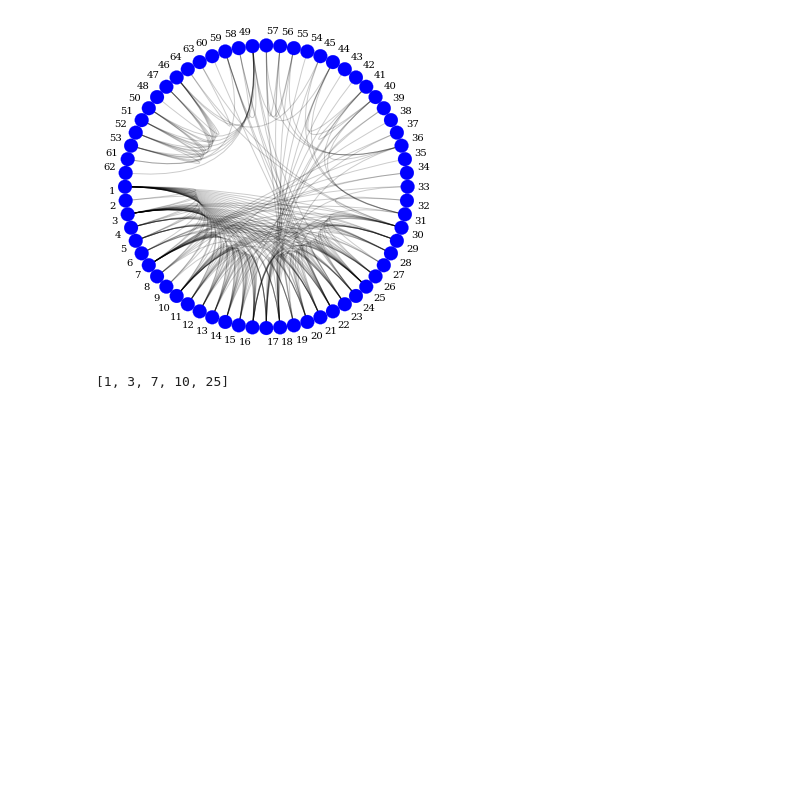
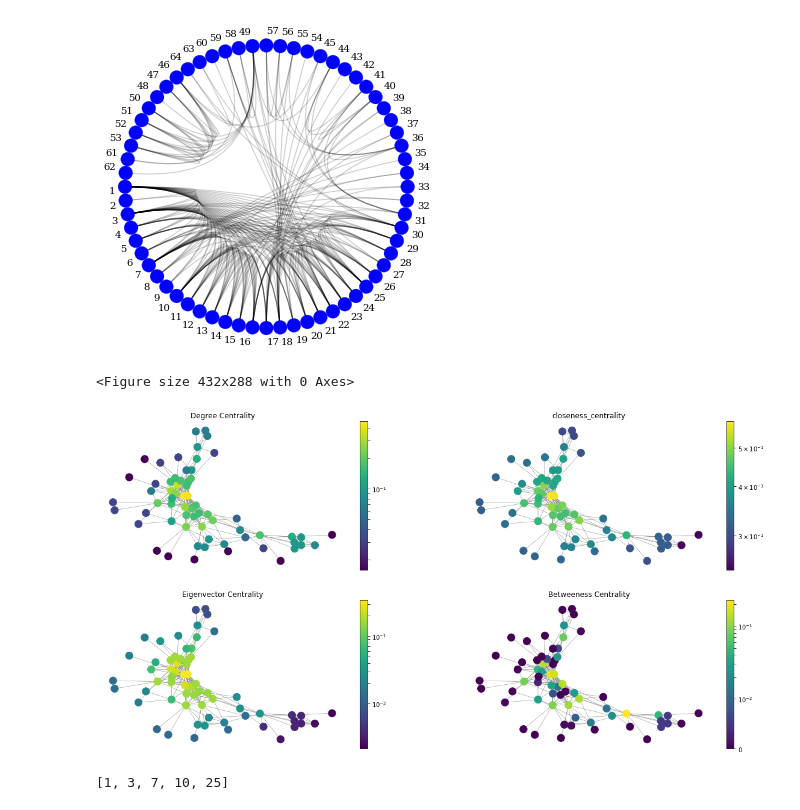
Before and after one commit to gregorioghidoli/netviz, a Jupyter notebook: SNA.ipynb, the cells around one changed output. Saved outputs shown, nothing was run; the diff lists cells and outputs as text; code cells hidden in the pictures; blank space fills up the shorter version.

```diff
--- a/SNA.ipynb
+++ b/SNA.ipynb
@@ -255,6 +283,72 @@ c = CircosPlot(G, node_labels=True)
 c.draw()
 # %% [output]
 [figure]
+# %%
+pos = nx.spring_layout(G)
+
+plt.figure()
+plt.figure(figsize=(20, 10))
+
+plt.subplot(2, 2, 1)
+
+nodes = nx.draw_networkx_nodes(G, pos, node_size=150, cmap=plt.cm.viridis,
+                                   node_color=list(map(float,nx.degree_centrality(G).values())),
+                                   nodelist=list(map(float,nx.degree_centrality(G).keys())))
+
+nodes.set_norm(mcolors.SymLogNorm(linthresh=0.01, linscale=1))
+edges = nx.draw_networkx_edges(G, pos, edge_color= "gray", width=.5)
+
+plt.title('Degree Centrality')
+plt.colorbar(nodes)
+plt.axis('off')
+
+plt.subplot(2, 2, 2)
+
+nodes = nx.draw_networkx_nodes(G, pos, node_size=150, cmap=plt.cm.viridis,
+                                   node_color=list(map(float,nx.closeness_centrality(G).values())),
+                                   nodelist=list(map(float,nx.closeness_centrality(G).keys())))
+
+nodes.set_norm(mcolors.SymLogNorm(linthresh=0.01, linscale=1))
+edges = nx.draw_networkx_edges(G, pos, edge_color= "gray", width =.5)
+
+plt.title('closeness_centrality')
+plt.colorbar(nodes)
+plt.axis('off')
+
+plt.subplot(2, 2, 3)
+
+nodes = nx.draw_networkx_nodes(G, pos, node_size=150, cmap=plt.cm.viridis,
+                                   node_color=list(map(float,nx.eigenvector_centrality(G).values())),
+                                   nodelist=list(map(float,nx.eigenvector_centrality(G).keys())))
+
+nodes.set_norm(mcolors.SymLogNorm(linthresh=0.01, linscale=1))
+edges = nx.draw_networkx_edges(G, pos, edge_color= "gray", width =.5)
+
+plt.title('Eigenvector Centrality')
+plt.colorbar(nodes)
+plt.axis('off')
+
+
+plt.subplot(2, 2, 4)
+
+nodes = nx.draw_networkx_nodes(G, pos, node_size=150, cmap=plt.cm.viridis,
+                                   node_color=list(map(float,nx. nx.betweenness_centrality(G).values())),
+                                   nodelist=list(map(float,nx. nx.betweenness_centrality(G).keys())))
+
+nodes.set_norm(mcolors.SymLogNorm(linthresh=0.01, linscale=1))
+edges = nx.draw_networkx_edges(G, pos, edge_color= "gray", width =.5)
+
+plt.title('Betweeness Centrality')
+plt.colorbar(nodes)
+plt.axis('off')
+
+
+
+
+plt.show()
+# %% [output]
+<Figure size 432x288 with 0 Axes>
+[figure, added]
 # %%
 sorted(G.nodes(),key=lambda x:len(list(G.neighbors(x))), reverse=True)[0:5]
 # %% [output]
```
Also changed, not shown: parts of 7 cells of this notebook.
